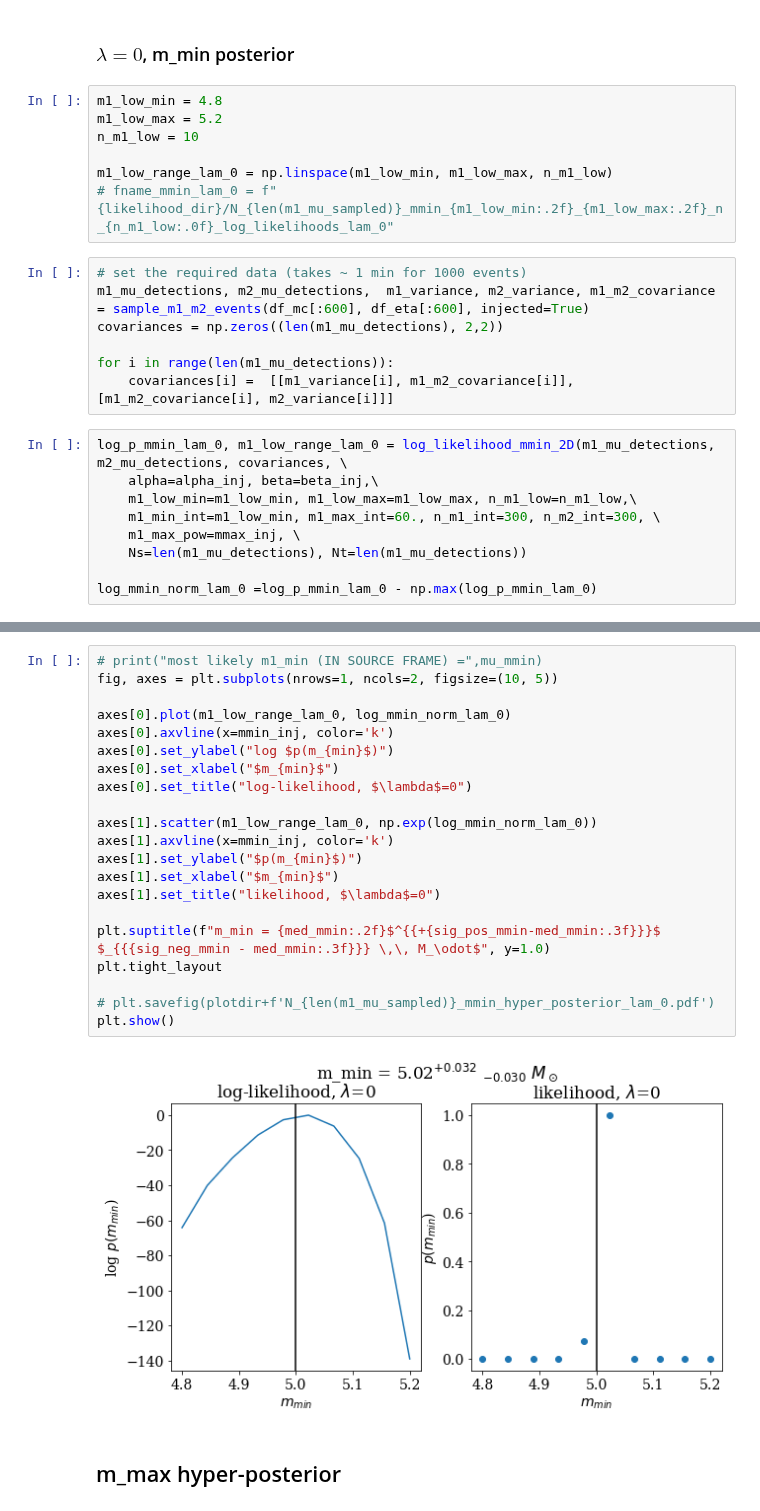
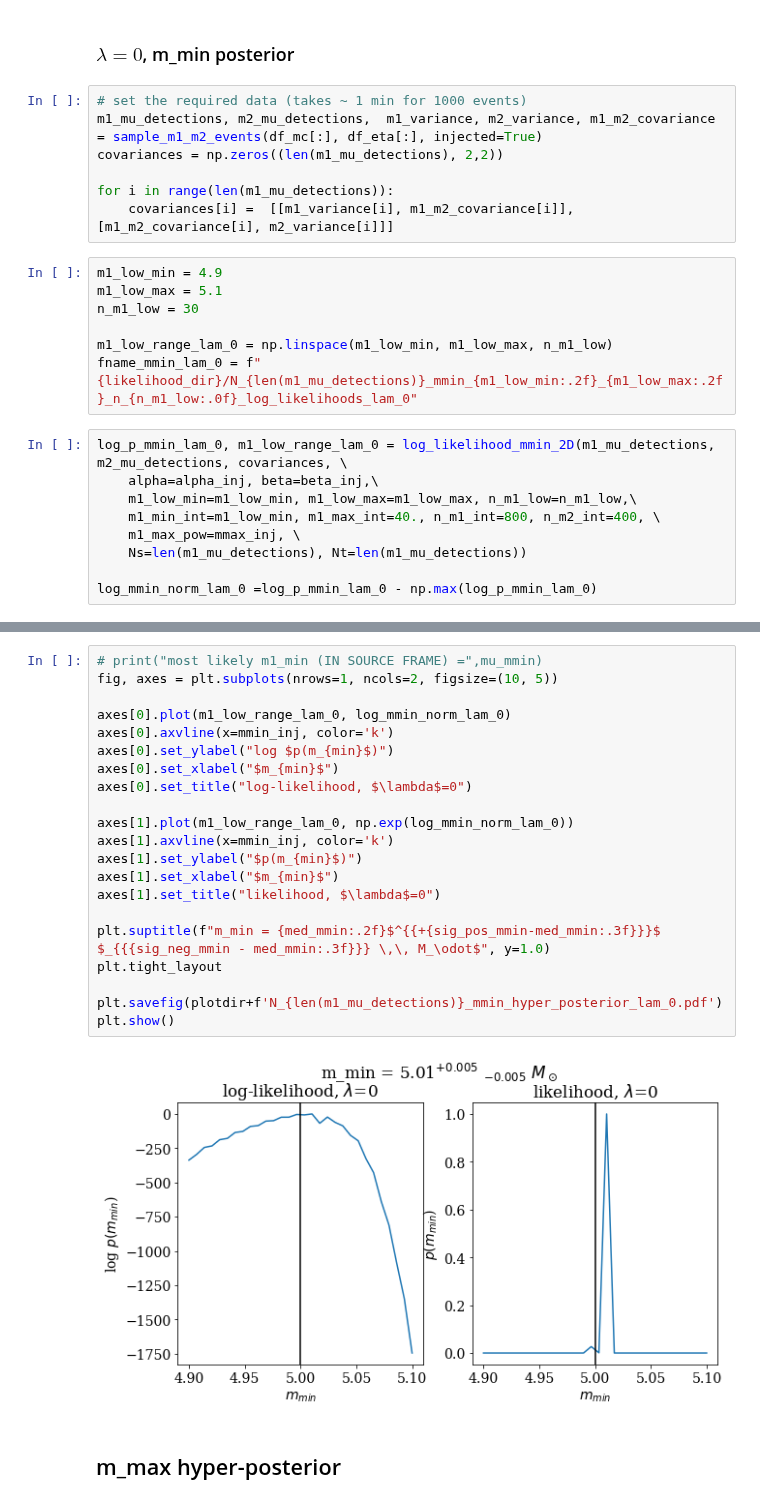
Before and after one commit to veome22/hybrid_waveforms, a Jupyter notebook: powerlaw_population_inference.ipynb, the cells around one changed output, grey strips where cells are left out. Saved outputs shown, nothing was run; the diff lists cells and outputs as text.

Commit message:
Updated (and saved) 1D likelihoods for alpha, mmin, mmax

```diff
--- a/powerlaw_population_inference.ipynb
+++ b/powerlaw_population_inference.ipynb
@@ -1450,25 +1058,25 @@ def log_likelihood_mmin_2D(m1_mu_events, m2_mu_events, covariances, \
 #     return log_likelihoods, m1_low_range
 # %% [markdown]
 ### $\lambda=0$, m_min posterior
+# %%
+# set the required data (takes ~ 1 min for 1000 events)
+m1_mu_detections, m2_mu_detections,  m1_variance, m2_variance, m1_m2_covariance = sample_m1_m2_events(df_mc[:], df_eta[:], injected=True)
+covariances = np.zeros((len(m1_mu_detections), 2,2))
+
+for i in range(len(m1_mu_detections)):
+    covariances[i] =  [[m1_variance[i], m1_m2_covariance[i]], [m1_m2_covariance[i], m2_variance[i]]]
 # %%
-m1_low_min = 4.8
-m1_low_max = 5.2
-n_m1_low = 10
+m1_low_min = 4.9
+m1_low_max = 5.1
+n_m1_low = 30
 
 m1_low_range_lam_0 = np.linspace(m1_low_min, m1_low_max, n_m1_low)
-# fname_mmin_lam_0 = f"{likelihood_dir}/N_{len(m1_mu_sampled)}_mmin_{m1_low_min:.2f}_{m1_low_max:.2f}_n_{n_m1_low:.0f}_log_likelihoods_lam_0"
+fname_mmin_lam_0 = f"{likelihood_dir}/N_{len(m1_mu_detections)}_mmin_{m1_low_min:.2f}_{m1_low_max:.2f}_n_{n_m1_low:.0f}_log_likelihoods_lam_0"
-# %%
-# set the required data (takes ~ 1 min for 1000 events)
-m1_mu_detections, m2_mu_detections,  m1_variance, m2_variance, m1_m2_covariance = sample_m1_m2_events(df_mc[:600], df_eta[:600], injected=True)
-covariances = np.zeros((len(m1_mu_detections), 2,2))
-
-for i in range(len(m1_mu_detections)):
-    covariances[i] =  [[m1_variance[i], m1_m2_covariance[i]], [m1_m2_covariance[i], m2_variance[i]]]
 # %%
 log_p_mmin_lam_0, m1_low_range_lam_0 = log_likelihood_mmin_2D(m1_mu_detections, m2_mu_detections, covariances, \
     alpha=alpha_inj, beta=beta_inj,\
     m1_low_min=m1_low_min, m1_low_max=m1_low_max, n_m1_low=n_m1_low,\
-    m1_min_int=m1_low_min, m1_max_int=60., n_m1_int=300, n_m2_int=300, \
+    m1_min_int=m1_low_min, m1_max_int=40., n_m1_int=800, n_m2_int=400, \
     m1_max_pow=mmax_inj, \
     Ns=len(m1_mu_detections), Nt=len(m1_mu_detections))
 
@@ -1486,25 +1094,25 @@ Injected mmin is 0.601 sigma away
 # %%
 # print("most likely m1_min (IN SOURCE FRAME) =",mu_mmin)
 fig, axes = plt.subplots(nrows=1, ncols=2, figsize=(10, 5))
 
 axes[0].plot(m1_low_range_lam_0, log_mmin_norm_lam_0)
 axes[0].axvline(x=mmin_inj, color='k')
 axes[0].set_ylabel("log $p(m_{min}$)")
 axes[0].set_xlabel("$m_{min}$")
 axes[0].set_title("log-likelihood, $\lambda$=0")
 
-axes[1].scatter(m1_low_range_lam_0, np.exp(log_mmin_norm_lam_0))
+axes[1].plot(m1_low_range_lam_0, np.exp(log_mmin_norm_lam_0))
 axes[1].axvline(x=mmin_inj, color='k')
 axes[1].set_ylabel("$p(m_{min}$)")
 axes[1].set_xlabel("$m_{min}$")
 axes[1].set_title("likelihood, $\lambda$=0")
 
 plt.suptitle(f"m_min = {med_mmin:.2f}$^{{+{sig_pos_mmin-med_mmin:.3f}}}$ $_{{{sig_neg_mmin - med_mmin:.3f}}} \,\, M_\odot$", y=1.0)
 plt.tight_layout
 
-# plt.savefig(plotdir+f'N_{len(m1_mu_sampled)}_mmin_hyper_posterior_lam_0.pdf')
+plt.savefig(plotdir+f'N_{len(m1_mu_detections)}_mmin_hyper_posterior_lam_0.pdf')
 plt.show()
 # %% [output]
-[figure, old version]
+[figure, new version]
 # %% [markdown]
 ## m_max hyper-posterior
```
Also changed, not shown: parts of 48 cells of this notebook, 17 other files.
